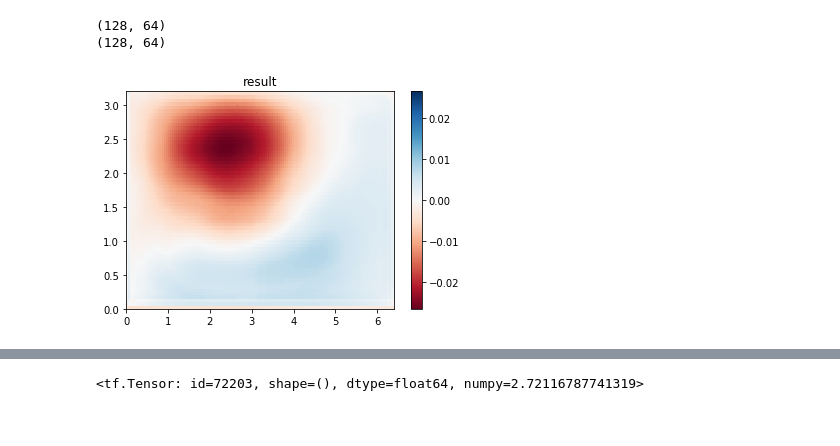
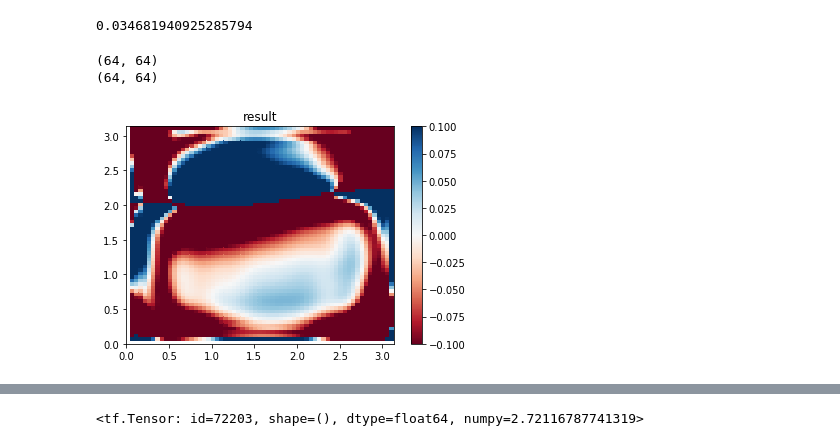
Before and after one commit to aligirayhanozbay/poisson_CNN, a Jupyter notebook: homogeneous_poisson_train.ipynb, the cells around one changed output, grey strips where cells are left out. Cells and saved outputs as stored; diff of their text form; code cells hidden in the pictures.

Commit message:
training for different delta x and grid sizes

```diff
--- a/homogeneous_poisson_train.ipynb
+++ b/homogeneous_poisson_train.ipynb
@@ -33,7 +33,7 @@ def dataset_generator(n_batches = 60, dx = 0.1*(np.random.rand() + 0.01), nx = 6
         else:
             yield tuple(reversed(generate_dataset(batch_size, [nx,ny], dx, {'top':np.zeros(nx),'bottom':np.zeros(nx),'left':np.zeros(ny),'right':np.zeros(ny)})))
 # %%
-mod = Homogeneous_Poisson_NN_2(data_format = 'channels_first', mae_component_weight = 1.0)
+mod = Homogeneous_Poisson_NN_2(data_format = 'channels_first', mse_component_weight = 1e+1)
 mod((tf.random.uniform((10,1,74,83), dtype = tf.keras.backend.floatx()), tf.random.uniform((10,1), dtype = tf.keras.backend.floatx())))
 from IPython.display import clear_output
 clear_output()
@@ -84,9 +104,7 @@ def dataset_generator_2_rbg():
 # %%
-from IPython.display import clear_output
-i = 0
-initial_epoch = 0
+cb = [tf.keras.callbacks.ModelCheckpoint('Homogeneous_Poisson_NN_3.h5', monitor='loss', verbose=1, save_best_only=True, save_weights_only=True), tf.keras.callbacks.ReduceLROnPlateau(monitor='loss', min_lr = 1e-15)]
 mod.compile(loss = mod.integral_loss, optimizer = tf.keras.optimizers.Adam(learning_rate = 1e-3), metrics = ['mse', 'mae'])
 mod.run_eagerly = True
-mod.fit_generator(generator=dataset_generator_2_rbg(), steps_per_epoch=60, epochs=50, validation_data=dataset_generator_2_rbg(), validation_steps=3)
+mod.fit_generator(generator=dataset_generator_2_rbg(), steps_per_epoch=600, epochs=5000, validation_data=dataset_generator_2_rbg(), validation_steps=3, callbacks=cb)
 #maybe incorporate delta x and domain size information? via [dx, dy, Lx, Ly] -> dense layers -> einsum into conv filters
 # %% [output]
@@ -111,32 +115,37 @@ KeyboardInterrupt:
 # %%
 mod.save_weights('Homogeneous_Poisson_NN.h5')
 # %%
-dx = 0.05#0.1*(np.random.rand() + 0.01)
-nx = 128#np.random.randint(64,128)
+dx = 0.1*(np.random.rand() + 0.01)#0.04016651#0.05#
+nx = 64#np.random.randint(64,128)
 ny = 64#np.random.randint(64,128)
 batch_size = 100
 soln, rhs = generate_analytical_solution_homogeneous_bc(output_shape=(ny,nx), nmodes=(32,32), max_random_magnitude=1.0, domain = [(nx-1)*dx, (ny-1)*dx], n_random=batch_size, expanded_dims= True)
+# %%
+dx
+# %% [output]
+0.034681940925285794
 # %%
 x, y = np.meshgrid(np.linspace(0, soln.shape[-2]*dx, soln.shape[-2]), np.linspace(0, soln.shape[-1]*dx, soln.shape[-1]), indexing = 'ij')
 #p_r = np.random.randint(0,soln.shape[0])
 z = soln[p_r,0,...]
 #z = rhs[p_r,...]
 print(z.shape)
 print(x.shape)
-z = mod(rhs)[p_r,0,...]
-#z = mod(rhs)[p_r,0,...]-soln[p_r,0,...]
+z = mod((rhs, dx * tf.ones((batch_size,1), dtype = tf.keras.backend.floatx())))[p_r,0,...]
+#z = mod((rhs, dx * tf.ones((batch_size,1), dtype = tf.keras.backend.floatx())))[p_r,0,...] - soln[p_r,0,...]
+z = tf.divide(mod((rhs, dx * tf.ones((batch_size,1), dtype = tf.keras.backend.floatx())))[p_r,0,...] - soln[p_r,0,...], soln[p_r,0,...])
 z_min, z_max = -np.abs(z).max(), np.abs(z).max()
 fig, ax = plt.subplots()
 c = ax.pcolormesh(x, y, z, cmap='RdBu', vmin=z_min, vmax=z_max)
 ax.set_title('result')
 ax.axis([x.min(), x.max(), y.min(), y.max()])
 fig.colorbar(c, ax=ax)
 
 plt.show()
 # %% [output]
-(128, 64)
-(128, 64)
+(64, 64)
+(64, 64)
-[figure, old version]
+[figure, new version]
 # %%
 from conv_laplacian_loss import conv_laplacian_loss
 cll = conv_laplacian_loss((ny,nx), dx)
```
Also changed, not shown: parts of 9 cells of this notebook, 10 other files.
